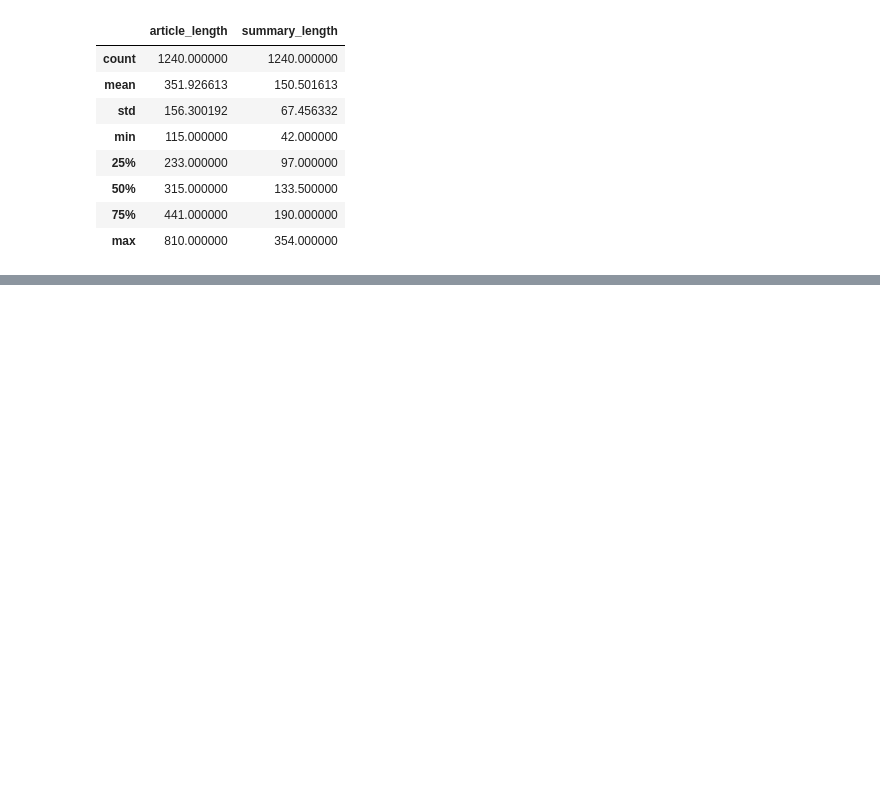
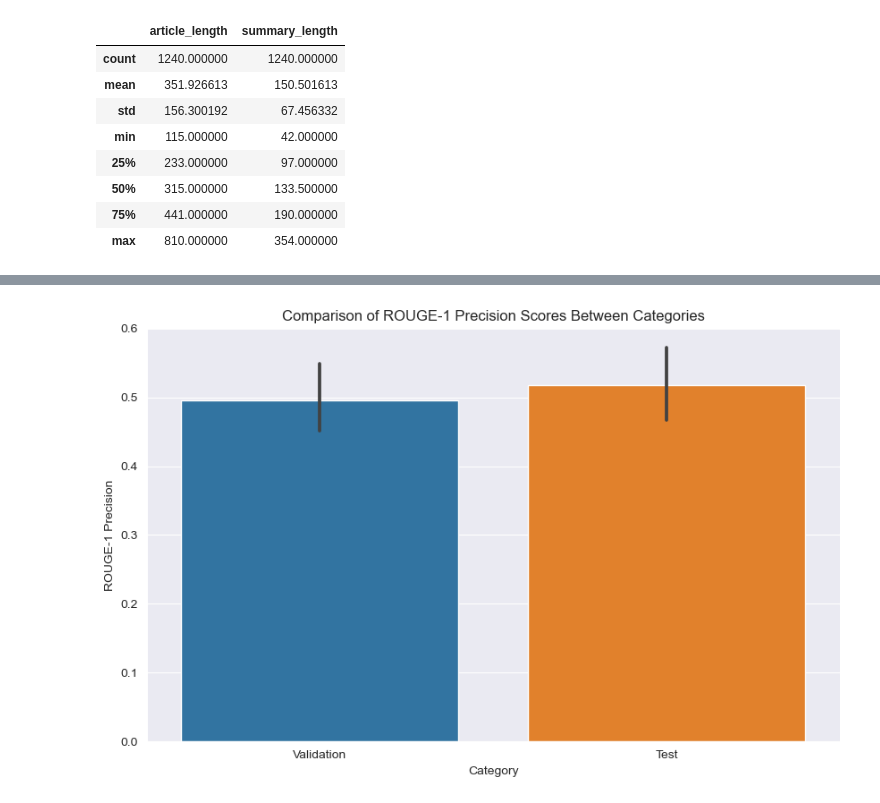
Before and after one commit to kysgattu/Evaluating-Cross-Domain-Adaptability-Of-Text-Summarizer-News-Article-Summarization, a Jupyter notebook: BART-Base.ipynb, the cells around one changed output, grey strips where cells are left out. Cells and saved outputs as stored; diff of their text form; code cells hidden in the pictures; blank space fills up the shorter version.

```diff
--- a/BART-Base.ipynb
+++ b/BART-Base.ipynb
@@ -357,0 +347,4 @@ results_df['Predicted Summary'][1]
+# %%
+sameCategoryDF = pd.DataFrame(sameCategoryData)
+# %%
+diffCategoryDF = pd.DataFrame(diffCategoryData)
@@ -357,0 +403,17 @@ results_df['Predicted Summary'][1]
+# %%
+# Assuming you have separate DataFrames for validation and test data
+sameCategoryDF['Category'] = 'Validation'
+diffCategoryDF['Category'] = 'Test'
+
+# Combine the two datasets for comparison
+combinedData = pd.concat([sameCategoryDF, diffCategoryDF], ignore_index=True)
+
+# Comparison of ROUGE-1 Precision Scores Between Categories
+plt.figure(figsize=(10, 6))
+sns.barplot(x='Category', y='ROUGE-1 Precision', data=combinedData)
+plt.title('Comparison of ROUGE-1 Precision Scores Between Categories')
+plt.xlabel('Category')
+plt.ylabel('ROUGE-1 Precision')
+plt.show()
+# %% [output]
+[figure, added]
```
Also changed, not shown: parts of 33 cells of this notebook, 1 other file.
